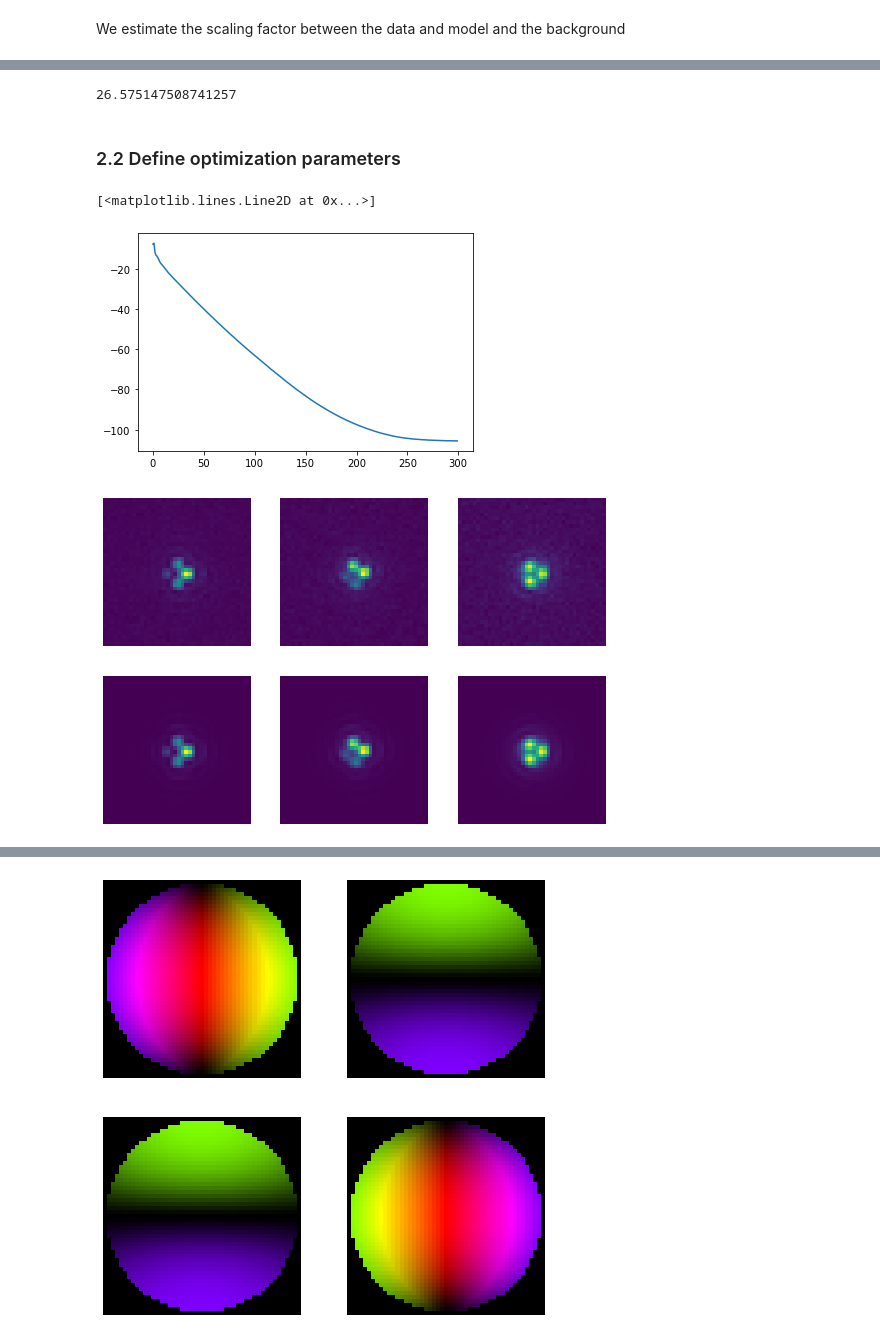
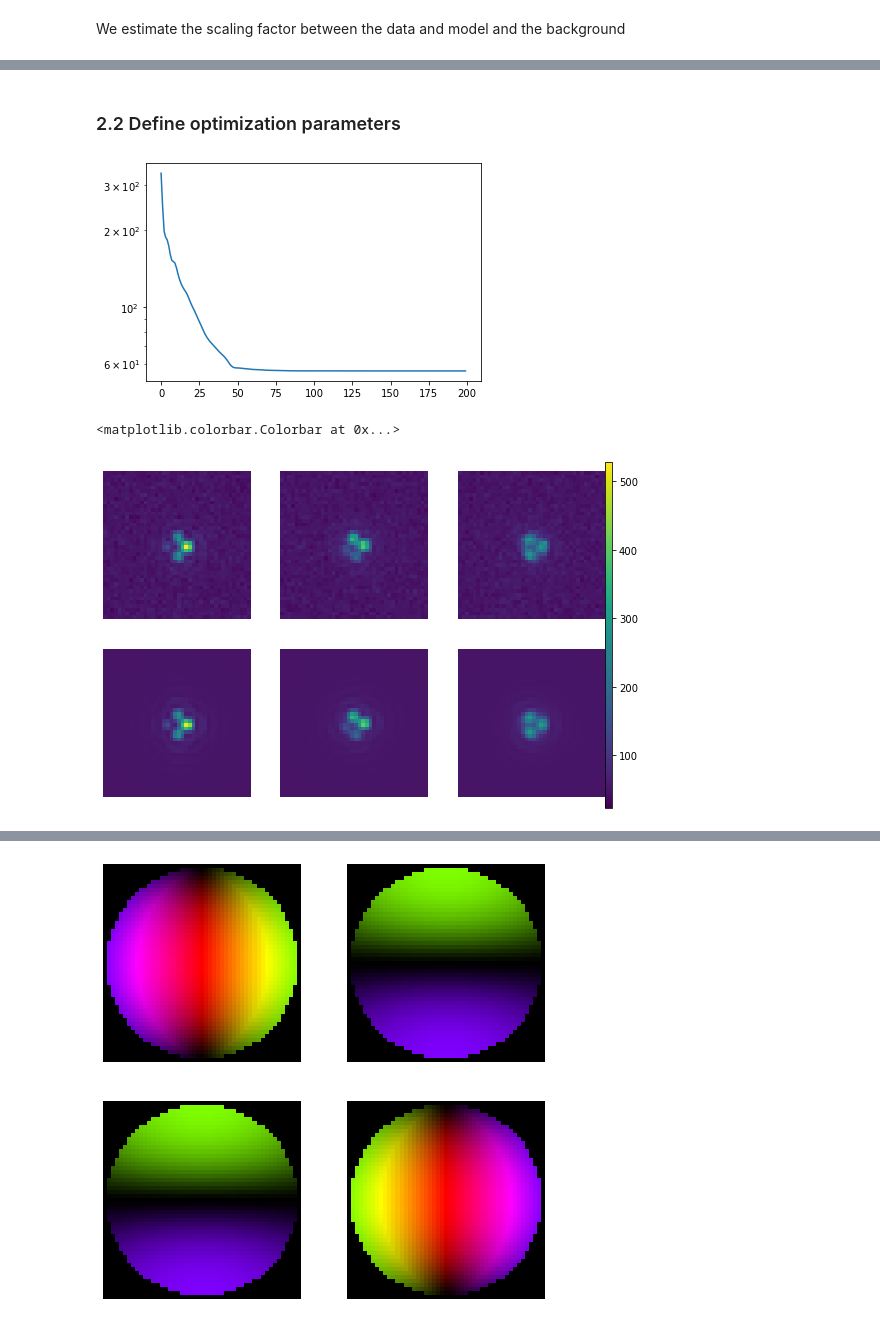
Before and after one commit to rodguti90/pyPSFstack, a Jupyter notebook: pytorch_tests.ipynb, the cells around one changed output, grey strips where cells are left out. Cells and saved outputs as stored; diff of their text form; code cells hidden in the pictures.

```diff
--- a/pytorch_tests.ipynb
+++ b/pytorch_tests.ipynb
@@ -142,10 +154,3 @@ torch_pdiv = torchPDiversity_Compound([torchPDiversity_QWP(angle_list),
-# %%
-model_retrieved = torchPSFStack(
-                 data_stack.shape[0],
-                 tpupil_sequence,
-                 zdiversity=tzdiv,
-                 pdiversity=torch_pdiv
-                 )
 # %% [markdown]
 We estimate the scaling factor between the data and model and the background
 # %%
@@ -154,10 +159,15 @@ with torch.no_grad():
     model_retrieved.eval()
     first_est = model_retrieved()
 model_retrieved.set_scale_factor(data_norm/torch.sum(first_est))
-model_retrieved.set_pb_bck(data_bck)
+model_retrieved.set_pb_bck(data_bck, opt_b=True)
+with torch.no_grad():
+    model_retrieved.eval()
+    first_est = model_retrieved()
 # %%
 fig, ax = plt.subplots(1,4,figsize=(16,4))
 for ind in range(4):
-    ax[ind].imshow(first_est[...,5,ind])
+    im =ax[ind].imshow(first_est[...,5,ind],vmin=v_min,vmax=v_max/1)
     ax[ind].set_axis_off()
+cb_ax = fig.add_axes([0.9,0.1,0.01,0.8])
+fig.colorbar(im, cax=cb_ax)
 # %% [output]
@@ -165,14 +176,10 @@ for ind in range(4):
-# %%
-data_bck
-# %% [output]
-26.575147508741257
 # %% [markdown]
 ### 2.2 Define optimization parameters
 # %%
-lr = 1e-1#3e-2
-n_epochs = 300
+lr = 3e-2#3e-2
+n_epochs = 200
 
-loss_fn = loss_loglikelihood#nn.MSELoss(reduction='mean')
+loss_fn = nn.MSELoss(reduction='mean')#loss_loglikelihood#
 
 optimizer = torch.optim.Adam(
     model_retrieved.parameters(),
@@ -195,18 +202,20 @@ for epoch in tqdm(range(n_epochs)):
     #     print(epoch)
 # %%
 plt.plot(loss_evol)
-# plt.gca().set_yscale('log')
+plt.gca().set_yscale('log')
 # %% [output]
-[<matplotlib.lines.Line2D at 0x...>]
-[figure, old version]
+[figure, new version]
 # %%
 zdiv_mid_ind = int((zf-zi)/z_step//2)
 ret_stack = yhat.detach()
 fig, ax = plt.subplots(2,3,figsize=(9,6))
 for ind in range(3):
-    ax[0,ind].imshow(data_stack[...,zdiv_mid_ind-1,ind])
+    im = ax[0,ind].imshow(data_stack[...,zdiv_mid_ind-1,ind],vmin=v_min,vmax=v_max)
     ax[0,ind].set_axis_off()
-    ax[1,ind].imshow(ret_stack[...,zdiv_mid_ind-1,ind])
+    ax[1,ind].imshow(ret_stack[...,zdiv_mid_ind-1,ind],vmin=v_min,vmax=v_max)
     ax[1,ind].set_axis_off()
+cb_ax = fig.add_axes([0.9,0.1,0.01,0.8])
+fig.colorbar(im, cax=cb_ax)
 # %% [output]
+<matplotlib.colorbar.Colorbar at 0x...>
-[figure, old version]
+[figure, new version]
```
Also changed, not shown: parts of 13 cells of this notebook.
